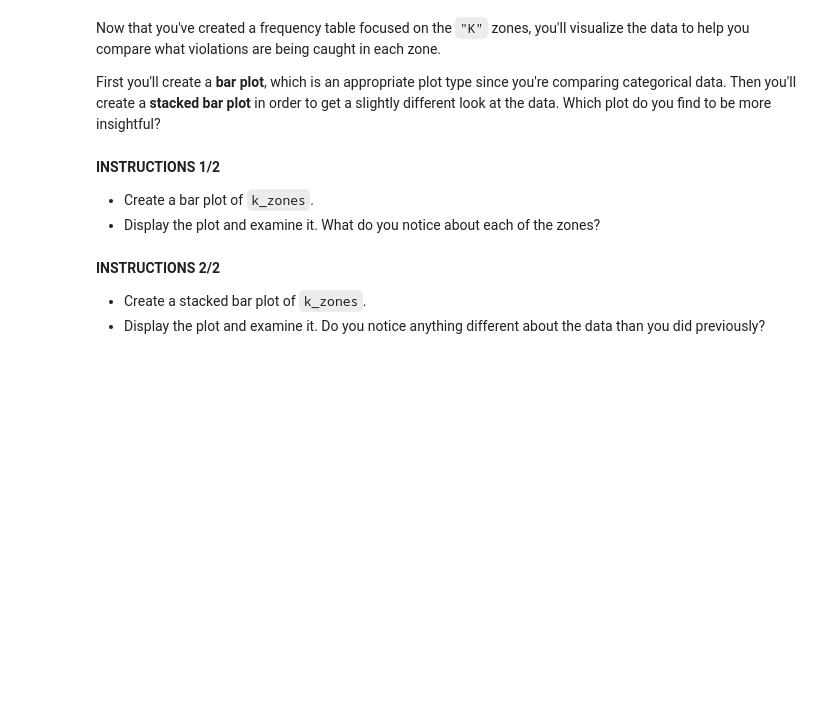
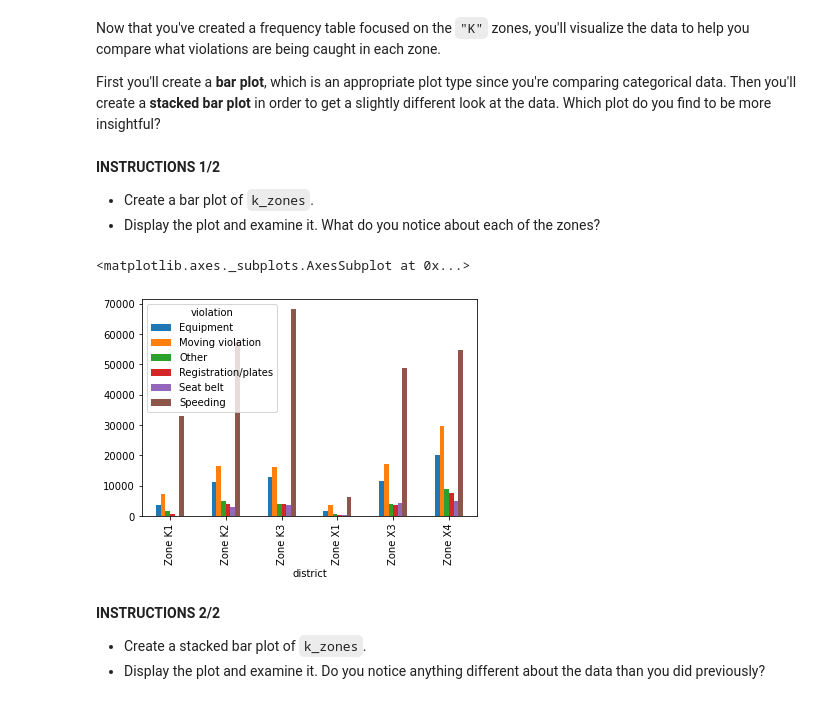
Before and after one commit to idenw/Statistics-Data-Analysis-with-Python-Data-Visualization-with-Python, a Jupyter notebook: 01-EU_DS_DAPy_M1-(TrafficPoliceStops)/03-visual-exploratory-data-analysis(Student).ipynb, the cells around one changed output. Drawn from its saved outputs; the diff is of its cells as text; code cells hidden in the pictures; blank space fills up the shorter version.

```diff
--- a/01-EU_DS_DAPy_M1-(TrafficPoliceStops)/03-visual-exploratory-data-analysis(Student).ipynb
+++ b/01-EU_DS_DAPy_M1-(TrafficPoliceStops)/03-visual-exploratory-data-analysis(Student).ipynb
@@ -88,0 +416,2 @@ In this exercise, you'll create a frequency table to determine how many violatio
+# %%
+all_zones = pd.crosstab(ri.district,ri.violation)
@@ -99,6 +436,11 @@ First you'll create a **bar plot**, which is an appropriate plot type since you'
 
 *   Create a bar plot of ``k_zones``.
 *   Display the plot and examine it. What do you notice about each of the zones?
+# %%
+all_zones.plot(kind = 'bar')
+# %% [output]
+<matplotlib.axes._subplots.AxesSubplot at 0x...>
+[figure, added]
 # %% [markdown]
 **INSTRUCTIONS 2/2**
 
```
Also changed, not shown: parts of 51 cells of this notebook, 1 other file.
